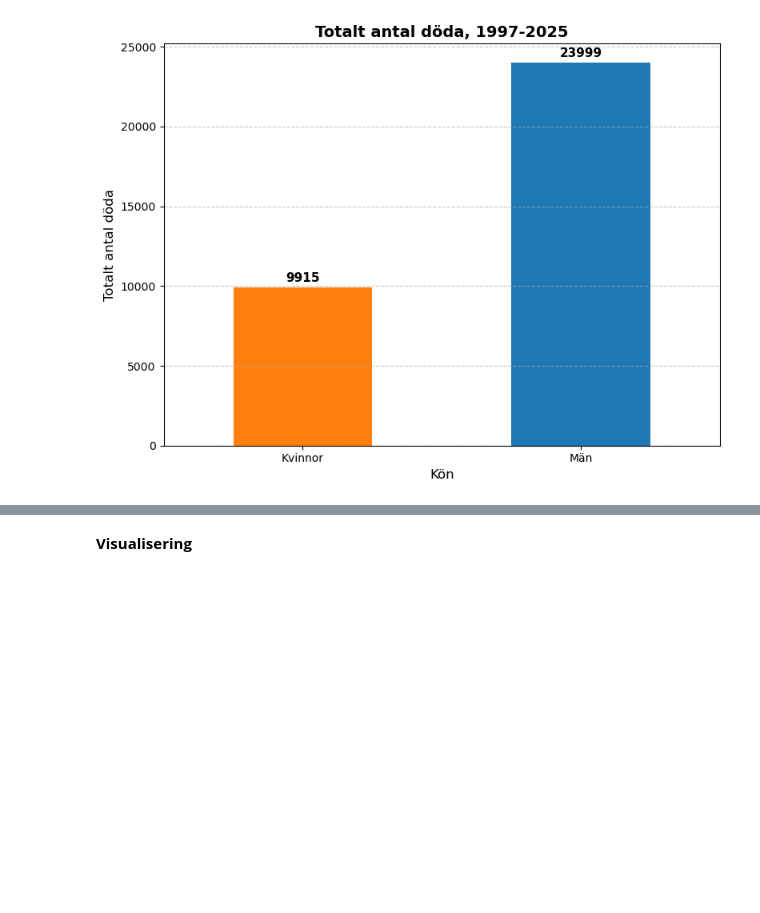
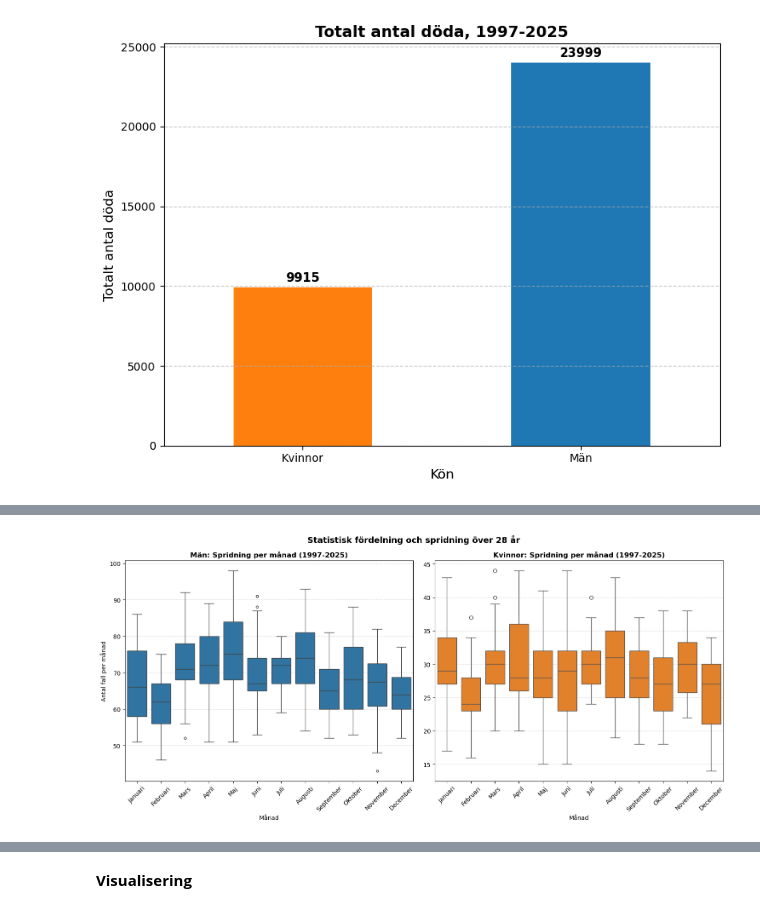
Before and after one commit to RickardAnd/projekt-grupp6, a Jupyter notebook: projekt_grupp6.ipynb, the cells around one changed output, grey strips where cells are left out. Drawn from its saved outputs; the diff is of its cells as text; code cells hidden in the pictures; blank space fills up the shorter version.

```diff
--- a/projekt_grupp6.ipynb
+++ b/projekt_grupp6.ipynb
@@ -268,0 +366,41 @@ Totalsummor för hela perioden (1997-2025):
+# %%
+# --- RITA BOXPLOT-DIAGRAM ---
+plt.figure(figsize=(15, 7))
+
+# Vi skapar två subplots bredvid varandra: en för män och en för kvinnor
+# Detta gör det mycket lättare att se spridningen utan att graferna krockar
+
+# 1. Boxplot för MÄN
+plt.subplot(1, 2, 1)
+sns.boxplot(
+    data=season_data[season_data['Kön'] == 'Män'],
+    x='Månadsnamn',
+    y='Antal',
+    color='#1f77b4',
+    fliersize=4 # Storlek på eventuella "outliers" (extremår)
+)
+plt.title('Män: Spridning per månad (1997-2025)', fontsize=12, fontweight='bold')
+plt.ylabel('Antal fall per månad')
+plt.xlabel('Månad')
+plt.xticks(rotation=45)
+plt.grid(axis='y', linestyle='--', alpha=0.5)
+
+# 2. Boxplot för KVINNOR
+plt.subplot(1, 2, 2)
+sns.boxplot(
+    data=season_data[season_data['Kön'] == 'Kvinnor'],
+    x='Månadsnamn',
+    y='Antal',
+    color='#ff7f0e'
+)
+plt.title('Kvinnor: Spridning per månad (1997-2025)', fontsize=12, fontweight='bold')
+plt.ylabel('') # Samma y-axel behövs inte skrivas igen
+plt.xlabel('Månad')
+plt.xticks(rotation=45)
+plt.grid(axis='y', linestyle='--', alpha=0.5)
+
+plt.suptitle('Statistisk fördelning och spridning över 28 år', fontsize=14, fontweight='bold')
+plt.tight_layout()
+plt.show()
+# %% [output]
+[figure, added]
```
Also changed, not shown: parts of 4 cells of this notebook.
